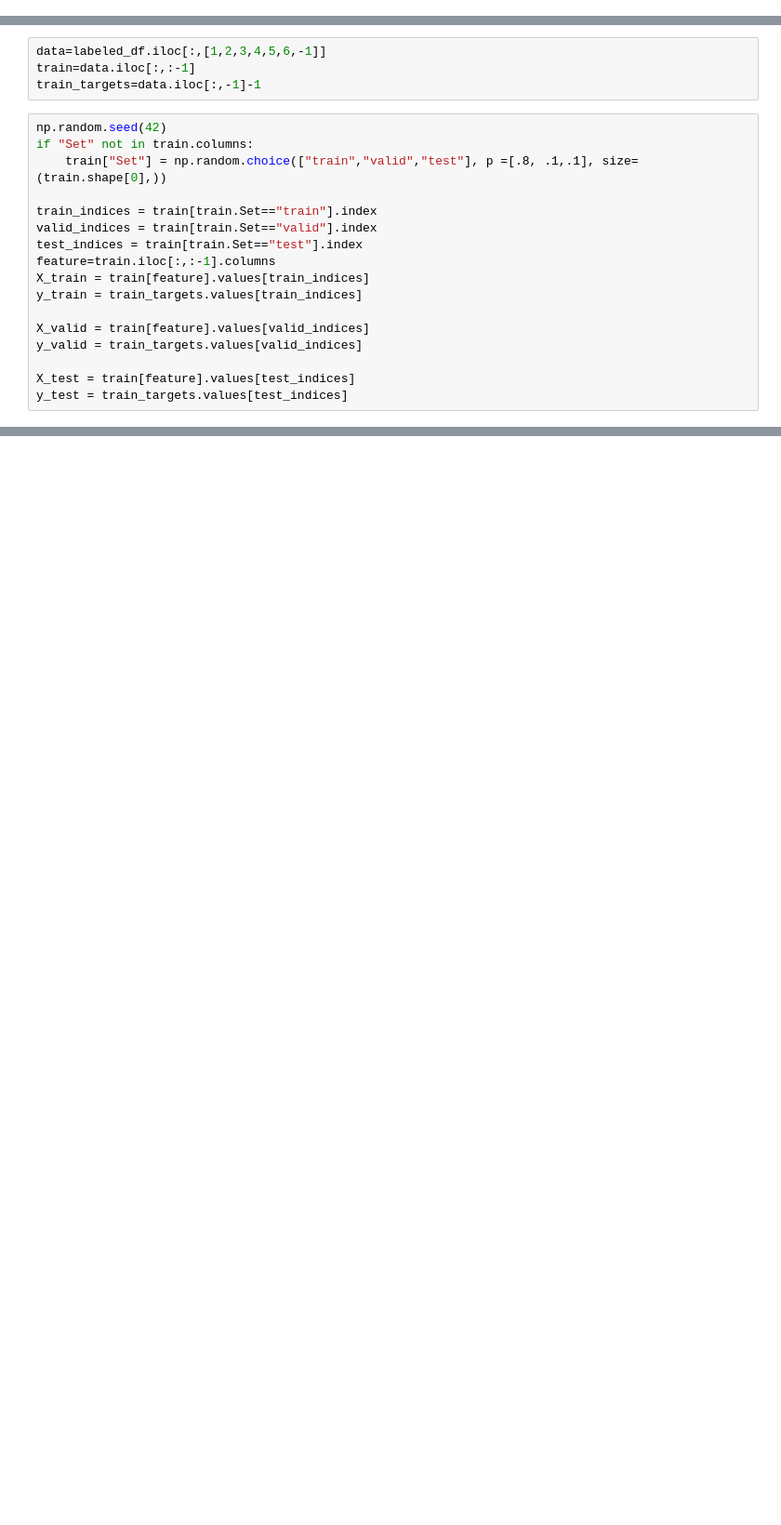
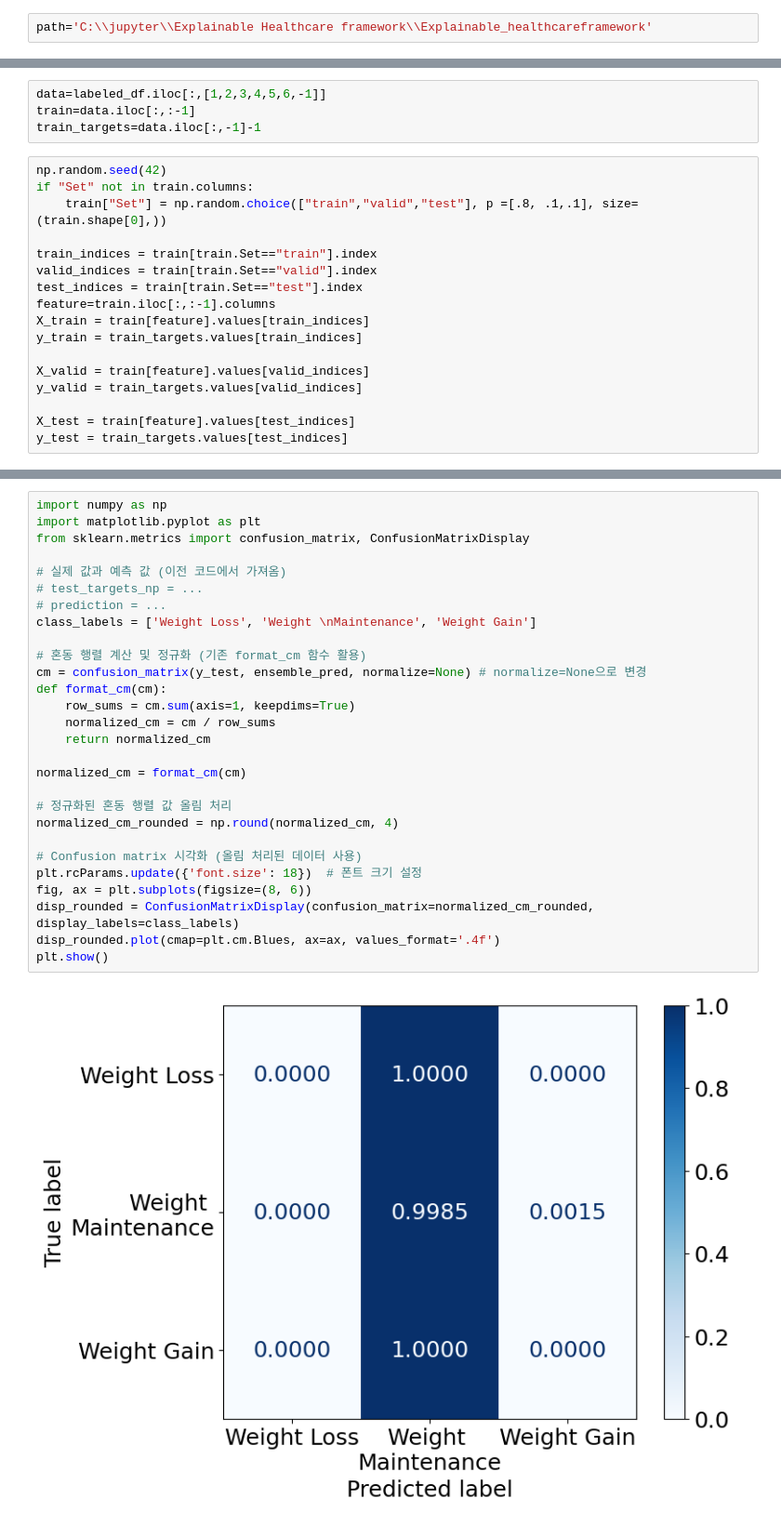
Before and after one commit to jfun28/Explainable_healthcareframework, a Jupyter notebook: 3_1.Training_XAI_Proposed/Training_result.ipynb, the cells around one changed output, grey strips where cells are left out. Shown at 93% size. Drawn from its saved outputs; the diff is of its cells as text; blank space fills up the shorter version.

```diff
--- a/3_1.Training_XAI_Proposed/Training_result.ipynb
+++ b/3_1.Training_XAI_Proposed/Training_result.ipynb
@@ -259,6 +226,8 @@ plt.show()
 ## 데이터 생성 되지 않았을 때
 # %%
 ## 데이터 생성 되지 않았을 때
+# %%
+path='C:\\jupyter\\Explainable Healthcare framework\\Explainable_healthcareframework'
 # %%
 seoul_data=pd.read_csv(path+"\\data\\5.서울초_df_final.csv",encoding="cp949")
 # %%
@@ -477,0 +430,30 @@ plt.show()
+# %%
+import numpy as np
+import matplotlib.pyplot as plt
+from sklearn.metrics import confusion_matrix, ConfusionMatrixDisplay
+
+# 실제 값과 예측 값 (이전 코드에서 가져옴)
+# test_targets_np = ...
+# prediction = ...
+class_labels = ['Weight Loss', 'Weight \nMaintenance', 'Weight Gain']
+
+# 혼동 행렬 계산 및 정규화 (기존 format_cm 함수 활용)
+cm = confusion_matrix(y_test, ensemble_pred, normalize=None) # normalize=None으로 변경
+def format_cm(cm):
+    row_sums = cm.sum(axis=1, keepdims=True)
+    normalized_cm = cm / row_sums
+    return normalized_cm
+
+normalized_cm = format_cm(cm)
+
+# 정규화된 혼동 행렬 값 올림 처리
+normalized_cm_rounded = np.round(normalized_cm, 4)
+
+# Confusion matrix 시각화 (올림 처리된 데이터 사용)
+plt.rcParams.update({'font.size': 18})  # 폰트 크기 설정
+fig, ax = plt.subplots(figsize=(8, 6))
+disp_rounded = ConfusionMatrixDisplay(confusion_matrix=normalized_cm_rounded, display_labels=class_labels)
+disp_rounded.plot(cmap=plt.cm.Blues, ax=ax, values_format='.4f')
+plt.show()
+# %% [output]
+[figure, added]
```
Also changed, not shown: parts of 9 cells of this notebook, 20 other files.
